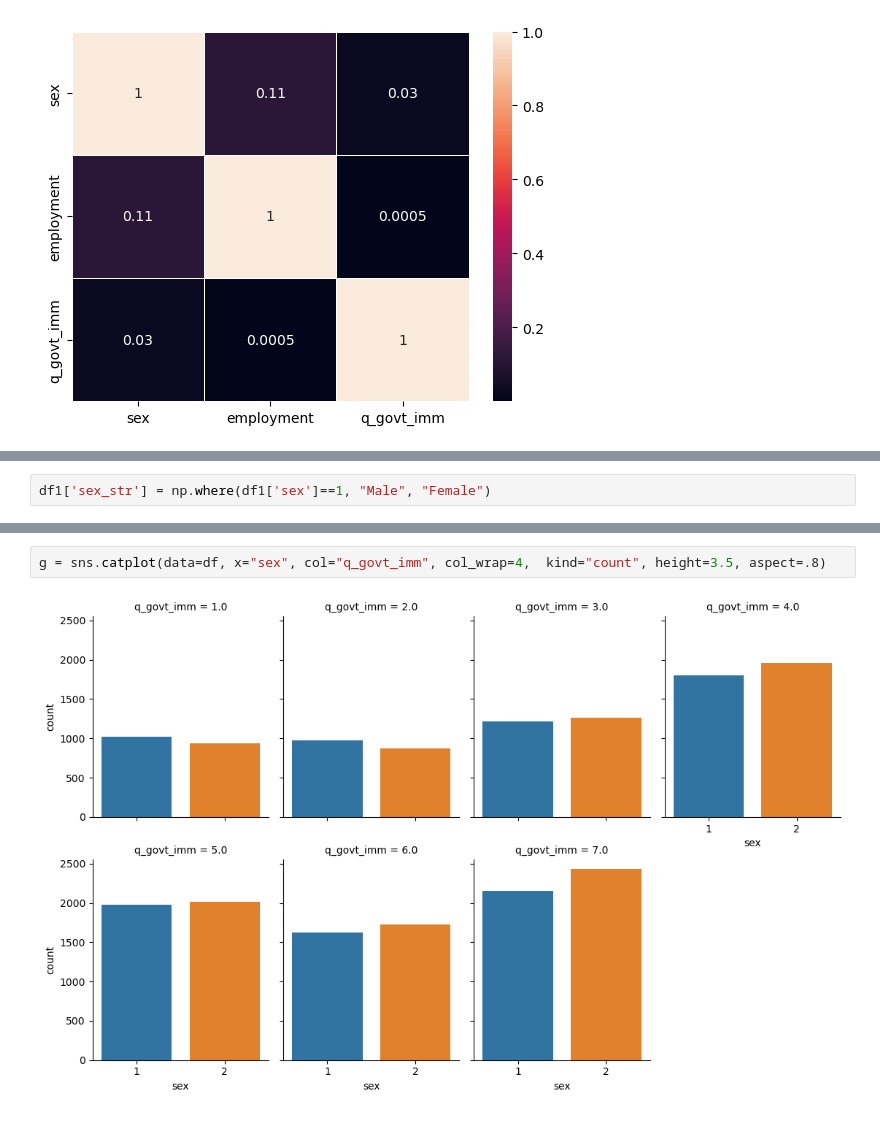
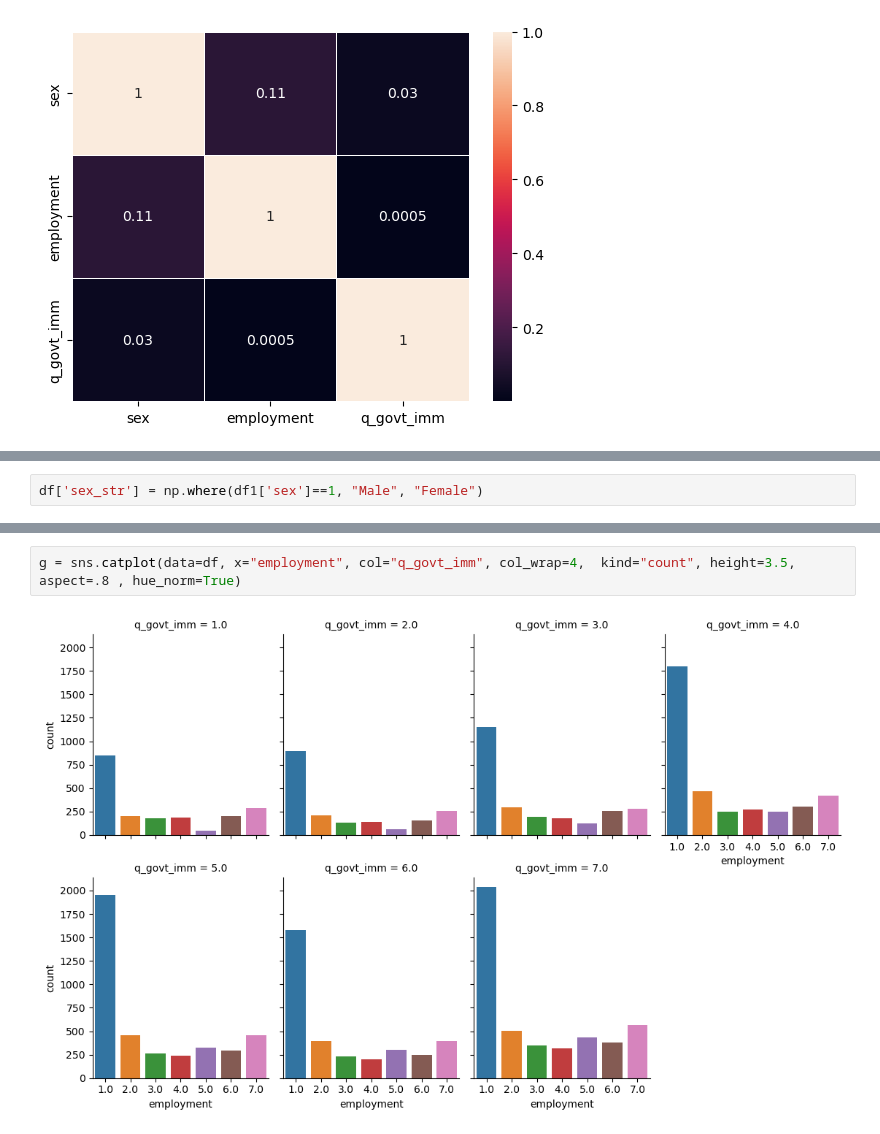
Before and after one commit to Arseny13/hw_sc_tf, a Jupyter notebook: визуализация/дз.ipynb, the cells around one changed output, grey strips where cells are left out. Drawn from its saved outputs; the diff is of its cells as text.

```diff
--- a/визуализация/дз.ipynb
+++ b/визуализация/дз.ipynb
@@ -86,2 +63,2 @@ px.pie(df, values="sex", names="q_govt_imm", title="Fare / Pclass")
 # %%
-df1['sex_str'] = np.where(df1['sex']==1, "Male", "Female")
+df['sex_str'] = np.where(df1['sex']==1, "Male", "Female")
@@ -128,4 +74,4 @@ g = sns.catplot(
 # %%
-g = sns.catplot(data=df, x="sex", col="q_govt_imm", col_wrap=4,  kind="count", height=3.5, aspect=.8)
+g = sns.catplot(data=df, x="employment", col="q_govt_imm", col_wrap=4,  kind="count", height=3.5, aspect=.8 , hue_norm=True)
 # %% [output]
-[figure, old version]
+[figure, new version]
```
Also changed, not shown: parts of 21 cells of this notebook.
